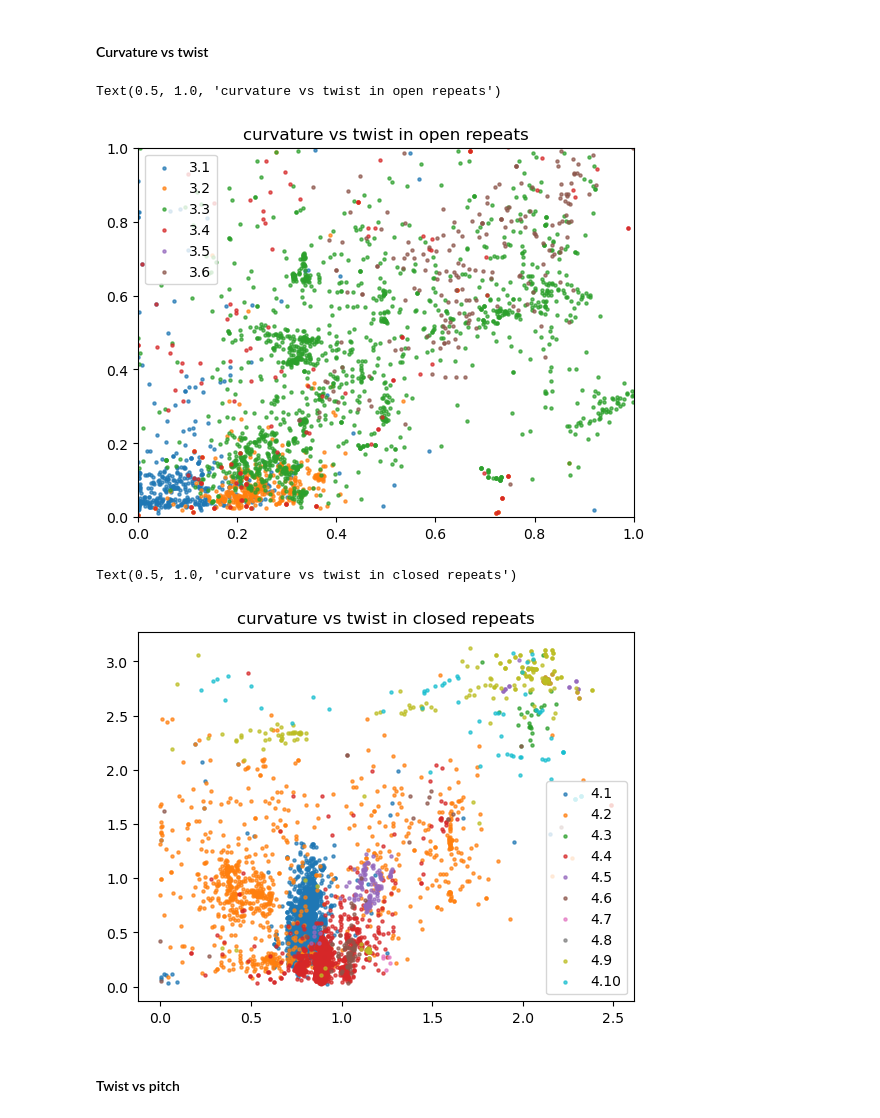
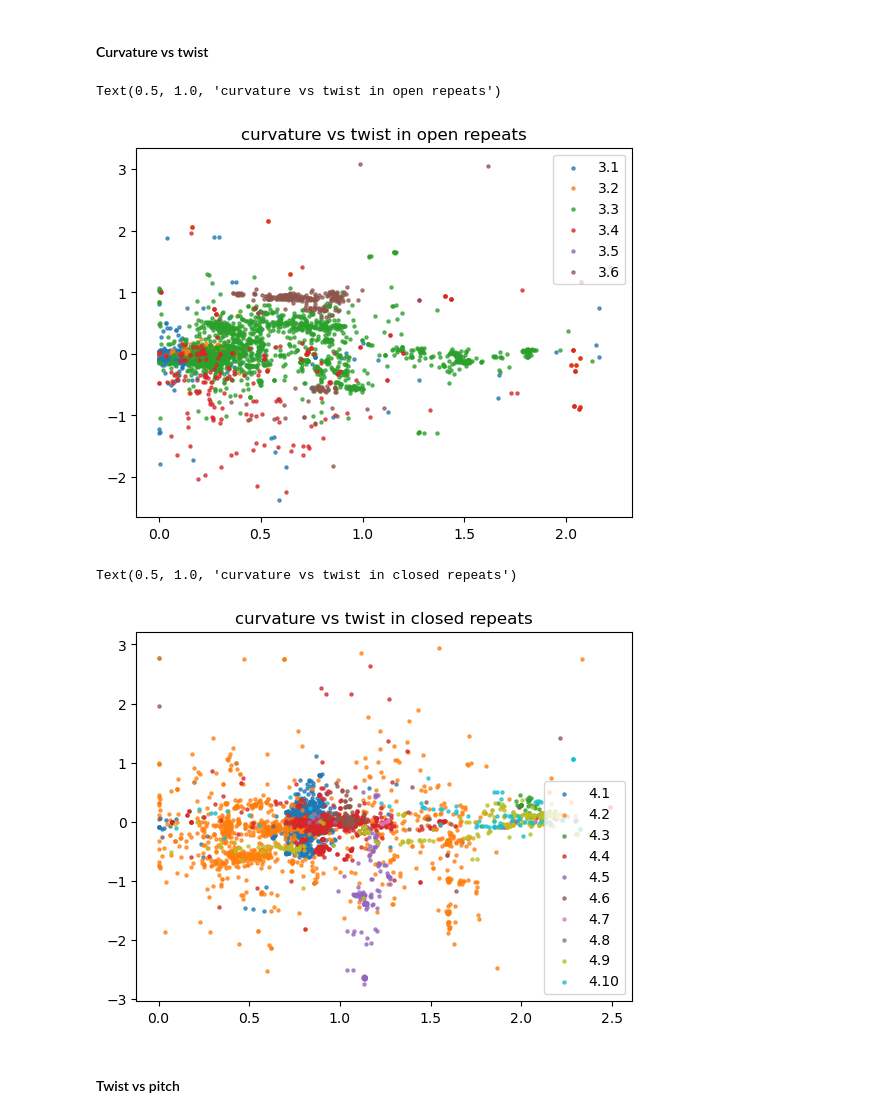
Before and after one commit to BioComputingUP/GeomeTRe, a Jupyter notebook: RepeatsDB_outputs.ipynb, the cells around one changed output. Saved outputs shown, nothing was run; the diff lists cells and outputs as text; code cells hidden in the pictures.

```diff
--- a/RepeatsDB_outputs.ipynb
+++ b/RepeatsDB_outputs.ipynb
@@ -8,7 +8,7 @@ import seaborn
 cts=['3.1','3.2','3.3','3.4','3.5','3.6','4.1','4.2','4.3','4.4','4.5','4.6','4.7','4.8','4.9','4.10']
 sol_cts=['3.1','3.2','3.3','3.4','3.5','3.6']
 closed_cts=['4.1','4.2','4.3','4.4','4.5','4.6','4.7','4.8','4.9','4.10']
-prot_data=pd.read_csv('prot_results.csv')
+prot_data=pd.read_csv('new_prot_results.csv')
 suppl_data=pd.read_csv('repeatsdb_supplemented_updated.csv',dtype={'ct':str})
 # %%
 prot_data['pdb_id']=prot_data['pdb_id'].add(prot_data['chain'])
@@ -244,14 +244,12 @@ Text(0.5, 1.0, 'yaw mean vs std in closed repeats')
 # %%
 for ct in sol_cts:
     plot_data=prot_data[prot_data['ct']==ct]
     plt.scatter(plot_data['curvature_mean'],plot_data['twist_mean'],s=5,alpha=0.7,label=ct)
 plt.legend()
-plt.xlim([0,1])
-plt.ylim([0,1])
 plt.title('curvature vs twist in open repeats')
 # %% [output]
 Text(0.5, 1.0, 'curvature vs twist in open repeats')
-[figure, old version]
+[figure, new version]
 # %%
 for ct in closed_cts:
     plot_data=prot_data[prot_data['ct']==ct]
@@ -261,7 +259,7 @@ plt.legend()
 plt.title('curvature vs twist in closed repeats')
 # %% [output]
 Text(0.5, 1.0, 'curvature vs twist in closed repeats')
-[figure, old version]
+[figure, new version]
 # %% [markdown]
 #### Twist vs pitch
 # %%
```
Also changed, not shown: parts of 18 cells of this notebook, 1 other file.
